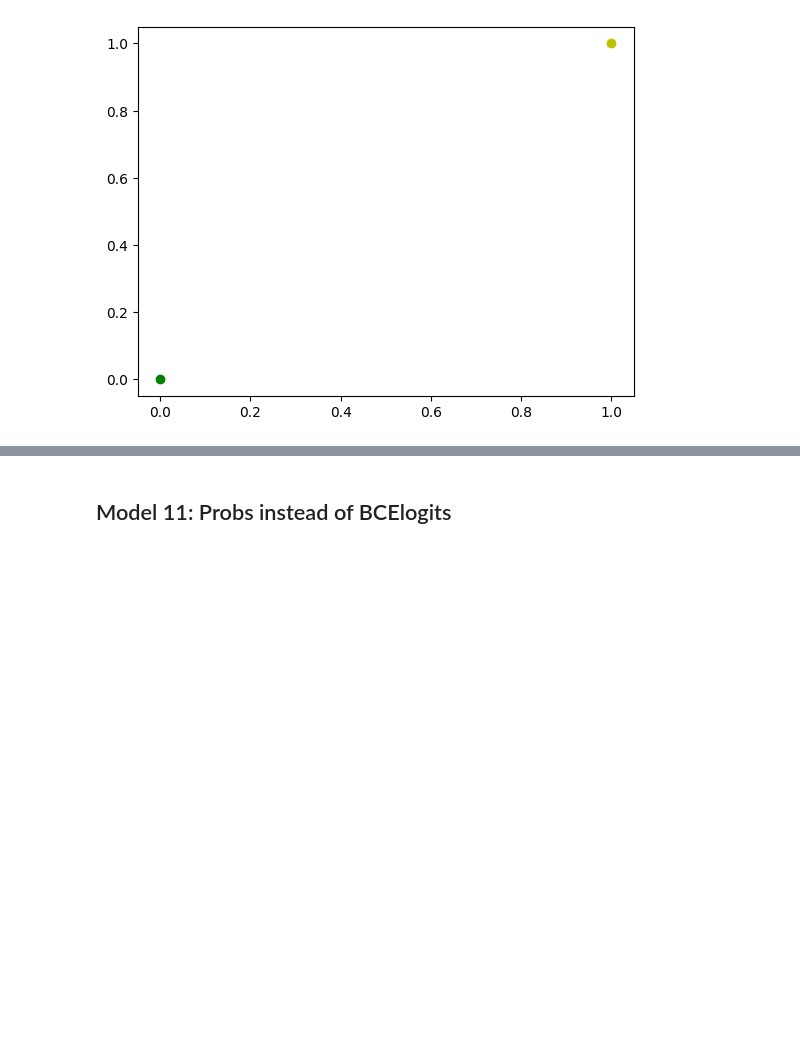
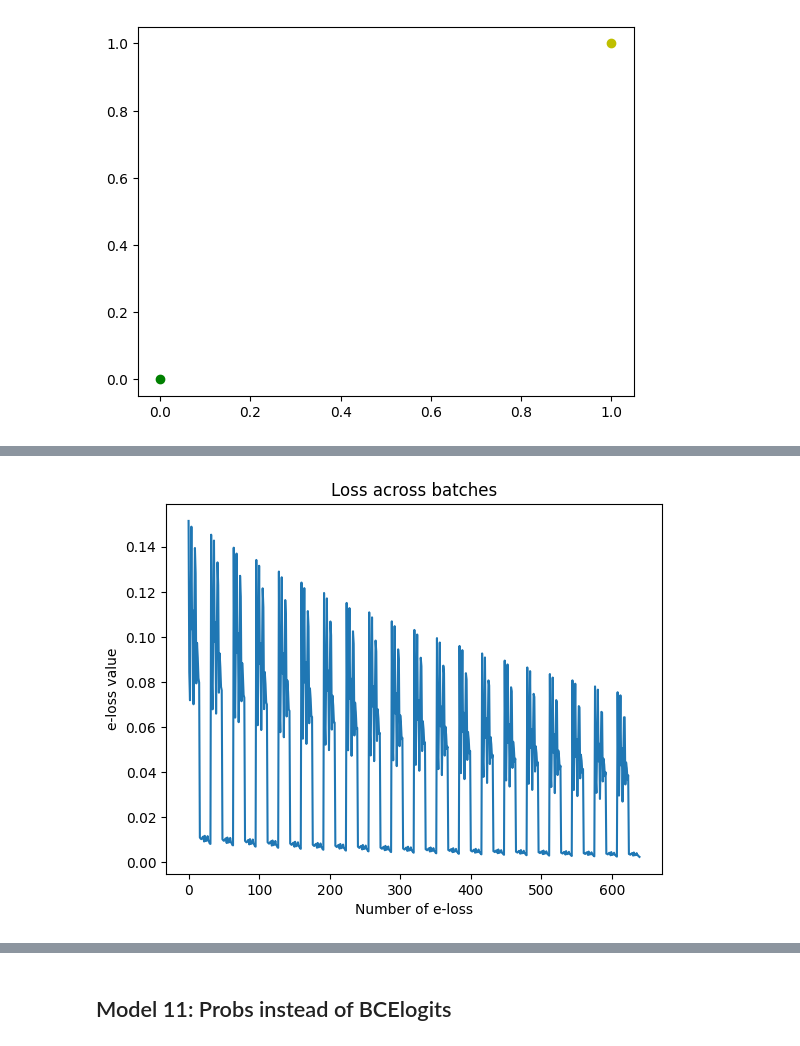
Before and after one commit to Saputoa21/Machine-Translation, a Jupyter notebook: Kopie_von_toy_lstm_pytorch_binaryclassifier_BasicsMT2025s.ipynb, the cells around one changed output, grey strips where cells are left out. Drawn from its saved outputs; the diff is of its cells as text; code cells hidden in the pictures; blank space fills up the shorter version.

```diff
--- a/Kopie_von_toy_lstm_pytorch_binaryclassifier_BasicsMT2025s.ipynb
+++ b/Kopie_von_toy_lstm_pytorch_binaryclassifier_BasicsMT2025s.ipynb
@@ -1388,13 +1388,9 @@ plt.scatter(Y2[0], Y2[0], color='y')
 <matplotlib.collections.PathCollection at 0x...>
 [figure]
 # %%
-import torch
-import torch.nn as nn
-import torch.optim as optim
-
 class NetSequence(nn.Module):
     def __init__(self, feat_size=50, #as in the data above
-                 hidden_size=100, num_labels=1, #
+                 hidden_size=50, num_labels=1, #
                  dropout=0.2,
                  bidirectional=False):
         super().__init__()
@@ -1405,15 +1401,15 @@ class NetSequence(nn.Module):
         self.lstm = nn.LSTM(feat_size, hidden_size, batch_first=True,
                           bidirectional=bidirectional)
         encoding_size = hidden_size * 2 if bidirectional else hidden_size
+        self.fc1 = nn.Linear(encoding_size, hidden_size)
         self.fc_seq = nn.Linear(encoding_size, num_labels) #we don't need mean as we are predicting a sequence
 
     def forward(self, x):
         # Input shape: [B, T, F] - batch, time, features
-        h1 = self.fc1(x)
-        h1 = self.relu(h1)
-        h_seq, _ = self.lstm(h1)  # [B, T, H]
-        logits_seq = self.fc(h_seq)  # [B, T, 1]
+        h_seq, _ = self.lstm(x)  # directly
+        logits_seq = self.fc_seq(h_seq)
         return logits_seq
+
 
 # model
 model = NetSequence()
@@ -1436,47 +1433,49 @@ NetSequence(
 )
 # %%
-#define hyperparameters
 e_losses = []
 e_losses_per_epoch = []
 num_epochs = 20
-batch_size=64
+batch_size = 64
 
 for e in range(num_epochs):
-  model.train()
-  loss_batch = []
-  for beg_i in range(0, X.size(0), batch_size):
-    #batch instances given batch size
-    x_batch = X[beg_i:beg_i + batch_size, :]
-    y_batch = Y[beg_i:beg_i + batch_size, :]
-    x_batch = x_batch.to(device)
-    y_batch = y_batch.to(device)
-    opt.zero_grad()
+    model.train()
+    loss_batch = []
+    for beg_i in range(0, X.size(0), batch_size):
+        # batch instances given batch size
+        x_batch = X[beg_i:beg_i + batch_size]
+        y_batch = Y_seq[beg_i:beg_i + batch_size]
+        mask_batch = mask[beg_i:beg_i + batch_size]
 
-    # (1) Forward
-    y_logits = model(x_batch)
-    #print(y_probs.size()
-    loss_seq = criterion(y_logits, y_batch)
-    # loss
-    # [B, T, 1]
-    loss_seq = loss_seq * mask
-    loss_seq = loss_seq.sum(1)
-    loss_seq = loss_seq.mean(0)
-    # (2) Compute loss
-    loss = criterion(y_logits, y_batch)
+        x_batch = x_batch.to(device)
+        y_batch = y_batch.to(device)
+        mask_batch = mask_batch.to(device)
 
-    #save loss of batch
-    loss_batch.append(loss.item())
-    # (3) Compute gradients
-    loss.backward()
-    #print('backprop')
-    # (4) update weights
-    opt.step()
+        opt.zero_grad()
 
-  e_losses += loss_batch
+        # (1) Forward
+        y_logits = model(x_batch)
 
-  # calculate the average loss for the current epoch
-  average_loss_per_epoch = sum(loss_batch) / len(loss_batch)
-  e_losses_per_epoch.append(average_loss_per_epoch)
+        # (2) Compute masked loss
+        loss_seq = criterion(y_logits, y_batch)  # [B, T, 1]
+        loss_seq = loss_seq * mask_batch  # apply mask
+        loss_seq = loss_seq.sum(1)  # sum over time dimension
+        loss_seq = loss_seq.mean(0)  # mean over batch dimension
+        loss = loss_seq.squeeze()
+
+        # Save loss of batch
+        loss_batch.append(loss.item())
+
+        # (3) Compute gradients
+        loss.backward()
+
+        # (4) Update weights
+        opt.step()
+
+    e_losses += loss_batch
+
+    # Calculate the average loss for the current epoch
+    average_loss_per_epoch = sum(loss_batch) / len(loss_batch)
+    e_losses_per_epoch.append(average_loss_per_epoch)
 
 #plot loss over epochs
 plt.plot(e_losses)
@@ -1487,0 +1487 @@ AttributeError: 'NetSequence' object has no attribute 'fc1'
+[figure, added]
```
Also changed, not shown: parts of 5 cells of this notebook.
